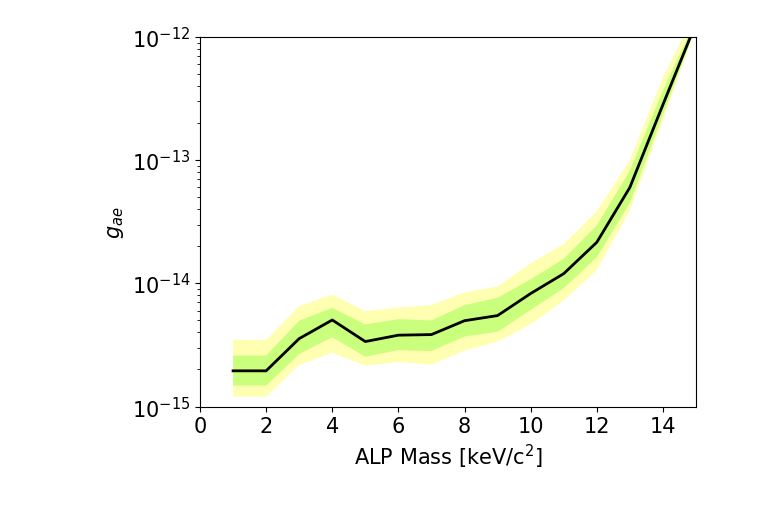
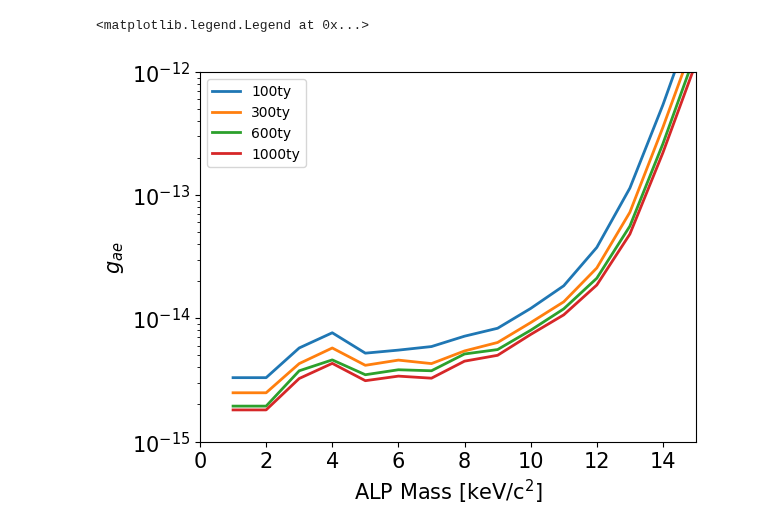
Before and after one commit to robertsjames/FlameFitSimple, a Jupyter notebook: analyses/ALP_sensitivity/get_sensitivity.ipynb, the cells around one changed output. Cells and saved outputs as stored; diff of their text form; code cells hidden in the pictures.

Commit message:
Updated stitching script. Updated EFT and ALP sensitivity plots.

```diff
--- a/analyses/ALP_sensitivity/get_sensitivity.ipynb
+++ b/analyses/ALP_sensitivity/get_sensitivity.ipynb
@@ -37,11 +37,3 @@ def get_signal_rates_from_likelihood(likelihood_file):
 # %%
 def scaling_fn(mu, mu_ref):
     return np.sqrt(mu / mu_ref) * 1e-12
-# %%
-signal_expected_mean = get_signal_rates_from_likelihood('likelihoods/ALP_60t_600ty.pkl')
-# %%
-masses, bands = get_sensitivity_bands(directory='outputs/ALP_60t_600ty',
-                                      scaling_fn=scaling_fn,
-                                      signal_name='ALP',
-                                      signal_expected_mean=signal_expected_mean,
-                                      inference_config='inference_configs/default.ini')
@@ -52,0 +40,18 @@ Found 473 failed toy for ALP15; removing...
+# %%
+def get_bands(exposure='600ty'):
+    signal_expected_mean = get_signal_rates_from_likelihood(f'likelihoods/ALP_60t_{exposure}.pkl')
+
+    masses, bands = get_sensitivity_bands(directory=f'outputs/ALP_60t_{exposure}',
+                                          scaling_fn=scaling_fn,
+                                          signal_name='ALP',
+                                          signal_expected_mean=signal_expected_mean,
+                                          inference_config=f'inference_configs/default.ini')
+
+    return masses, bands
+# %%
+all_bands = dict()
+all_exposures = ['100ty', '300ty', '600ty', '1000ty']
+
+for exposure in all_exposures:
+    masses, bands = get_bands(exposure=exposure)
+    all_bands[exposure] = bands
@@ -53,26 +76,30 @@ Found 473 failed toy for ALP15; removing...
 # %%
 fig = plt.figure()
 ax = fig.gca()
 
-plt.plot(masses, bands[0], color='black', lw=2.)
-plt.fill_between(masses, bands[-1], bands[1], facecolor='#00ff00', lw=0, alpha=0.3)
-plt.fill_between(masses, bands[-2], bands[2], facecolor='#ffff00', lw=0, alpha=0.3)
+for exposure in all_exposures:
+    these_bands = all_bands[exposure]
+
+    plt.plot(masses, these_bands[0], lw=2., label=exposure)
 
 plt.xticks(fontsize=15)
 plt.yticks(fontsize=15)
 
 xlab = r'ALP Mass [keV/c$^2$]'
 xlim = (0, 15)
 
 ylab = r'$g_{ae}$'
 ylim = (1e-15, 1e-12)
 
 ax.set_xlabel(xlab, fontsize=15)
 ax.set_xlim(xlim)
 
 ax.set_ylabel(ylab, fontsize=15)
 ax.set_ylim(ylim)
 
 ax.set_yscale('log')
+
+plt.legend()
 # %% [output]
+<matplotlib.legend.Legend at 0x...>
-[figure, old version]
+[figure, new version]
```
Also changed, not shown: parts of 3 cells of this notebook, 3 other files.
